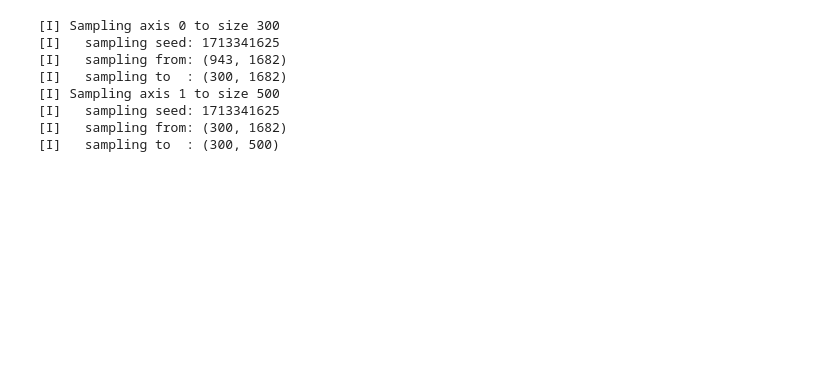
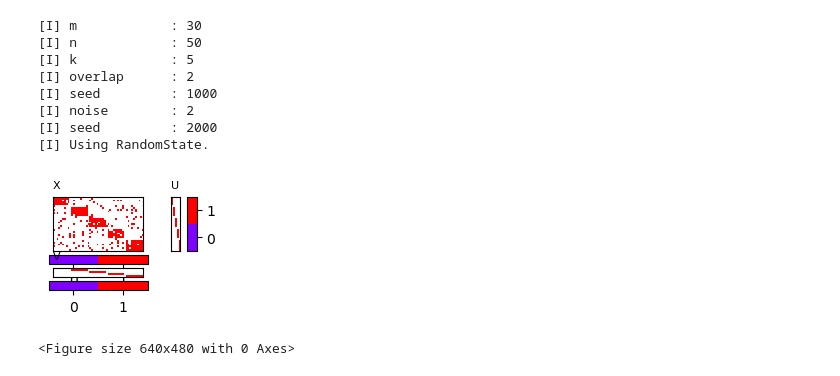
Before and after one commit to PreferredAI/PyBMF, a Jupyter notebook: examples/ex04_3_FastStep.ipynb, the cells around one changed output. Saved outputs shown, nothing was run; the diff lists cells and outputs as text; code cells hidden in the pictures; blank space fills up the shorter version.

```diff
--- a/examples/ex04_3_FastStep.ipynb
+++ b/examples/ex04_3_FastStep.ipynb
@@ -11,30 +8,31 @@ The autoreload extension is already loaded. To reload it, use:
 # %%
-# from generators import BlockDiagonalMatrixGenerator
+from generators import BlockDiagonalMatrixGenerator
 
-# n_row, n_col, k, seed = 300, 500, 5, None
+k = 5
+overlap = -0.1
 
-# data = BlockDiagonalMatrixGenerator(m=n_row, n=n_col, k=k, overlap=[0.2, 0.1, 0.2, 0.1])
-# data.generate(seed=seed) # if no seed assigned, use time instead
+data = BlockDiagonalMatrixGenerator(m=30, n=50, k=k, overlap=[overlap, overlap])
+data.generate(seed=1000)
+data.add_noise(noise=[0.1, 0.1], seed=2000)
 
-# data.show_matrix(title="gen_diag_sorted")
+data.show_matrix()
+# %% [output]
+[I] m            : 30
+[I] n            : 50
+[I] k            : 5
+[I] overlap      : 2
+[I] seed         : 1000
+[I] noise        : 2
+[I] seed         : 2000
+[I] Using RandomState.
+[figure, added]
+<Figure size 640x480 with 0 Axes>
 # %%
-from datasets import MovieLensData
+# from datasets import MovieLensData
 
-data = MovieLensData(size="100k")
-data.load()
+# data = MovieLensData(size="100k")
+# data.load()
 
 # idx = data.sample(factor_id=0, n_samples=300, seed=1000)
 # idx = data.sample(factor_id=1, n_samples=500, seed=1000)
-
-idx = data.sample(factor_id=0, n_samples=300)
-idx = data.sample(factor_id=1, n_samples=500)
-# %% [output]
-[I] Sampling axis 0 to size 300
-[I]   sampling seed: 1713341625
-[I]   sampling from: (943, 1682)
-[I]   sampling to  : (300, 1682)
-[I] Sampling axis 1 to size 500
-[I]   sampling seed: 1713341625
-[I]   sampling from: (300, 1682)
-[I]   sampling to  : (300, 500)
 # %%
```
Also changed, not shown: parts of 22 cells of this notebook, 22 other files.
